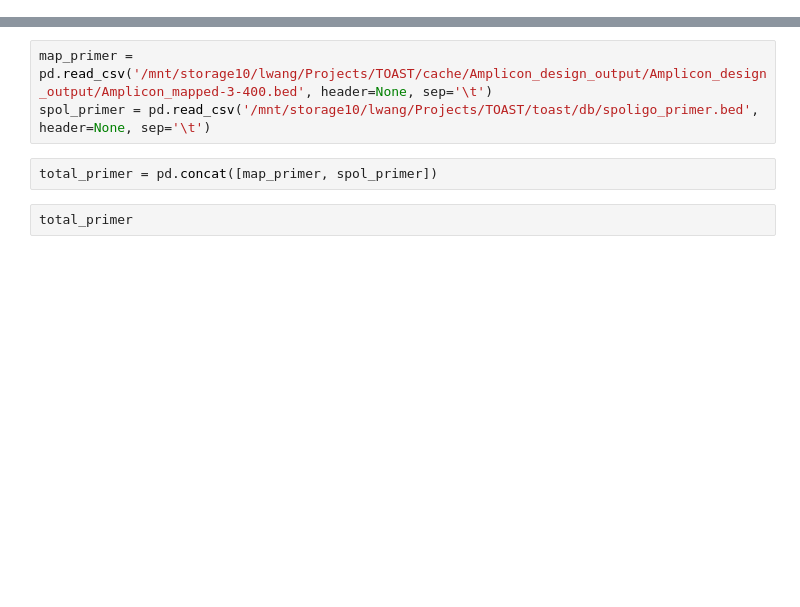
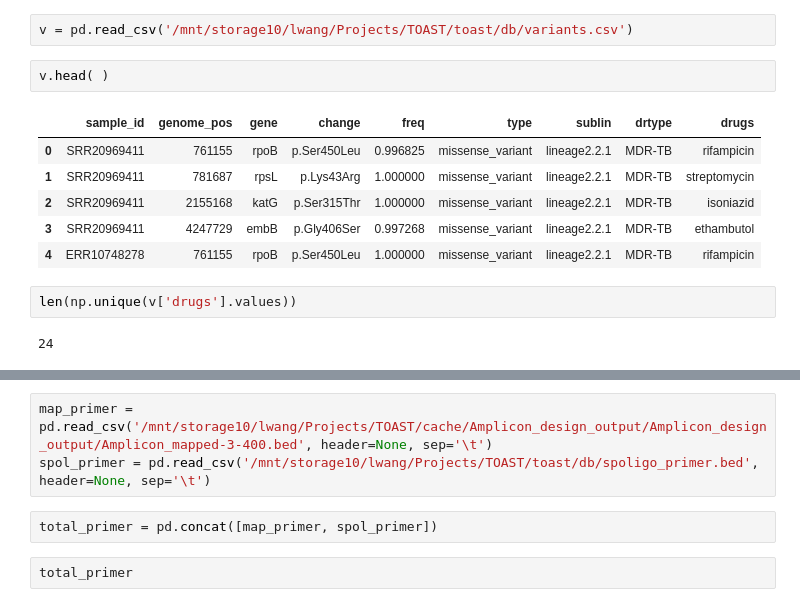
Before and after one commit to linfeng-wang/TOAST, a Jupyter notebook: cache/scratch.ipynb, the cells around one changed output, grey strips where cells are left out. Drawn from its saved outputs; the diff is of its cells as text; blank space fills up the shorter version.

```diff
--- a/cache/scratch.ipynb
+++ b/cache/scratch.ipynb
@@ -28,0 +86,15 @@ ModuleNotFoundError: No module named 'Thermo'
+# %%
+v = pd.read_csv('/mnt/storage10/lwang/Projects/TOAST/toast/db/variants.csv')
+# %%
+v.head( )
+# %% [output]
+|  | sample_id | genome_pos | gene | change | freq | type | sublin | drtype | drugs |
+| 0 | SRR20969411 | 761155 | rpoB | p.Ser450Leu | 0.996825 | missense_variant | lineage2.2.1 | MDR-TB | rifampicin |
+| 1 | SRR20969411 | 781687 | rpsL | p.Lys43Arg | 1.000000 | missense_variant | lineage2.2.1 | MDR-TB | streptomycin |
+| 2 | SRR20969411 | 2155168 | katG | p.Ser315Thr | 1.000000 | missense_variant | lineage2.2.1 | MDR-TB | isoniazid |
+| 3 | SRR20969411 | 4247729 | embB | p.Gly406Ser | 0.997268 | missense_variant | lineage2.2.1 | MDR-TB | ethambutol |
+| 4 | ERR10748278 | 761155 | rpoB | p.Ser450Leu | 1.000000 | missense_variant | lineage2.2.1 | MDR-TB | rifampicin |
+# %%
+len(np.unique(v['drugs'].values))
+# %% [output]
+24
```
Also changed, not shown: parts of 10 cells of this notebook, 12 other files.
